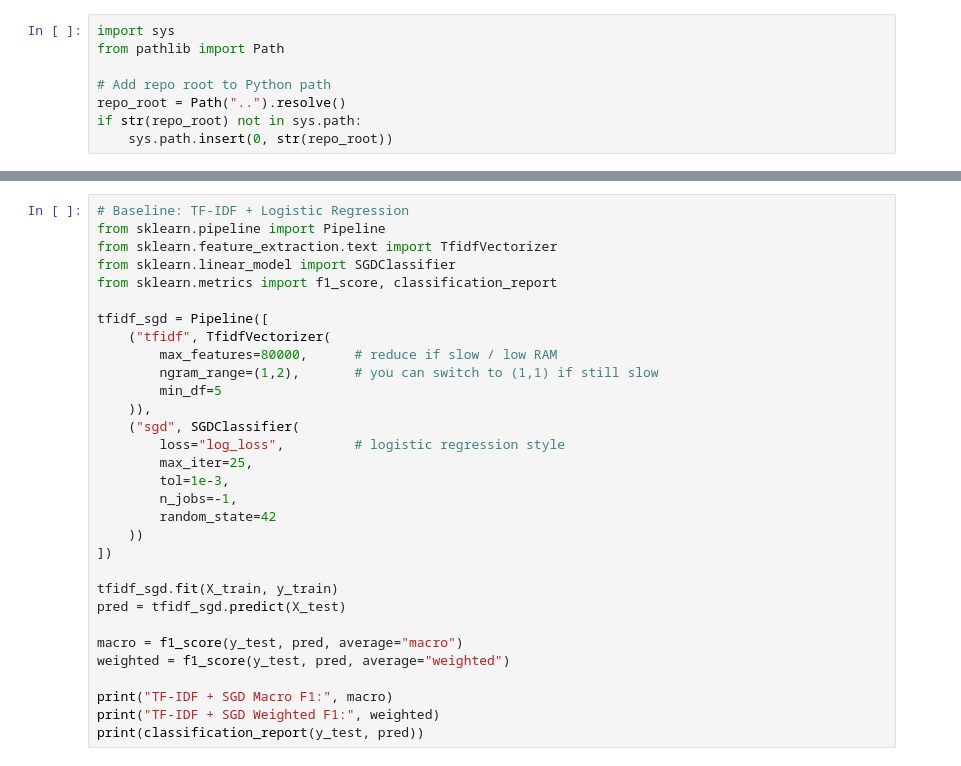
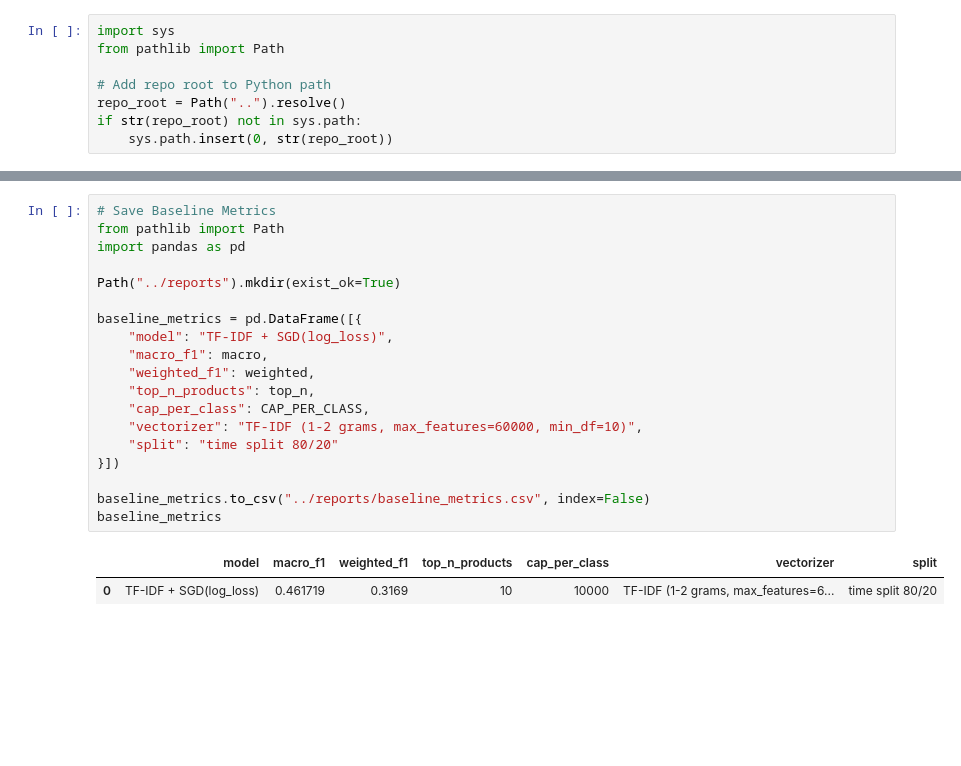
Before and after one commit to pratyush11float/Consumer-Complaints-LLM-Analysis, a Jupyter notebook: notebooks/04_baselines_tfidf.ipynb, the cells around one changed output, grey strips where cells are left out. Saved outputs shown, nothing was run; the diff lists cells and outputs as text; blank space fills up the shorter version.

```diff
--- a/notebooks/04_baselines_tfidf.ipynb
+++ b/notebooks/04_baselines_tfidf.ipynb
@@ -66,31 +120,22 @@ len(train), len(test), y_train.nunique()
 # %%
-# Baseline: TF-IDF + Logistic Regression
-from sklearn.pipeline import Pipeline
-from sklearn.feature_extraction.text import TfidfVectorizer
-from sklearn.linear_model import SGDClassifier
-from sklearn.metrics import f1_score, classification_report
+# Save Baseline Metrics
+from pathlib import Path
+import pandas as pd
 
-tfidf_sgd = Pipeline([
-    ("tfidf", TfidfVectorizer(
-        max_features=80000,      # reduce if slow / low RAM
-        ngram_range=(1,2),       # you can switch to (1,1) if still slow
-        min_df=5
-    )),
-    ("sgd", SGDClassifier(
-        loss="log_loss",         # logistic regression style
-        max_iter=25,
-        tol=1e-3,
-        n_jobs=-1,
-        random_state=42
-    ))
-])
+Path("../reports").mkdir(exist_ok=True)
 
-tfidf_sgd.fit(X_train, y_train)
-pred = tfidf_sgd.predict(X_test)
+baseline_metrics = pd.DataFrame([{
+    "model": "TF-IDF + SGD(log_loss)",
+    "macro_f1": macro,
+    "weighted_f1": weighted,
+    "top_n_products": top_n,
+    "cap_per_class": CAP_PER_CLASS,
+    "vectorizer": "TF-IDF (1-2 grams, max_features=60000, min_df=10)",
+    "split": "time split 80/20"
+}])
 
-macro = f1_score(y_test, pred, average="macro")
-weighted = f1_score(y_test, pred, average="weighted")
-
-print("TF-IDF + SGD Macro F1:", macro)
-print("TF-IDF + SGD Weighted F1:", weighted)
-print(classification_report(y_test, pred))
+baseline_metrics.to_csv("../reports/baseline_metrics.csv", index=False)
+baseline_metrics
+# %% [output]
+|  | model | macro_f1 | weighted_f1 | top_n_products | cap_per_class | vectorizer | split |
+| 0 | TF-IDF + SGD(log_loss) | 0.461719 | 0.3169 | 10 | 10000 | TF-IDF (1-2 grams, max_features=6... | time split 80/20 |
```
Also changed, not shown: parts of 5 cells of this notebook, 1 other file.
